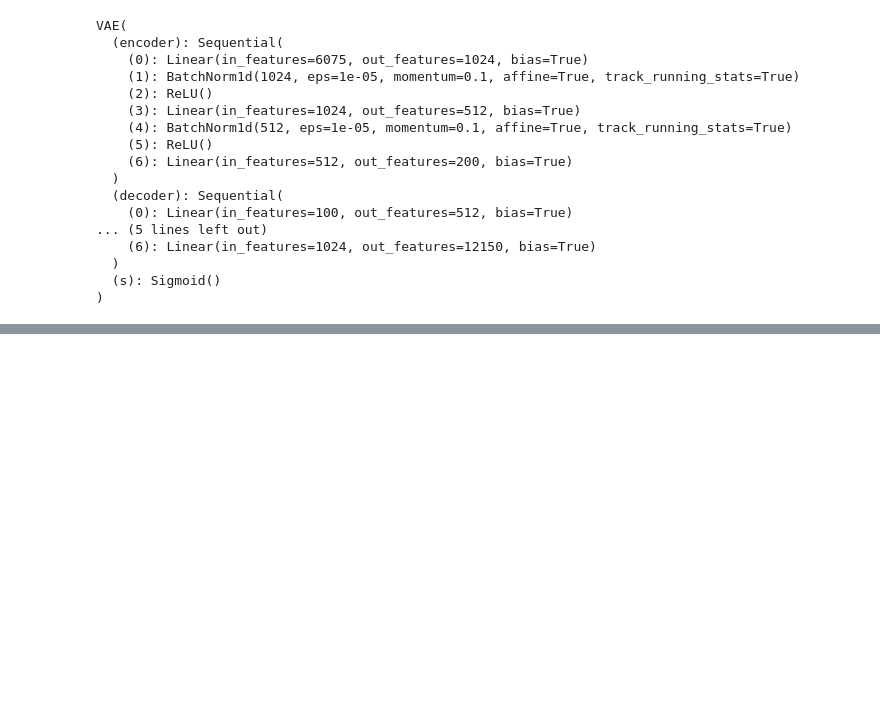
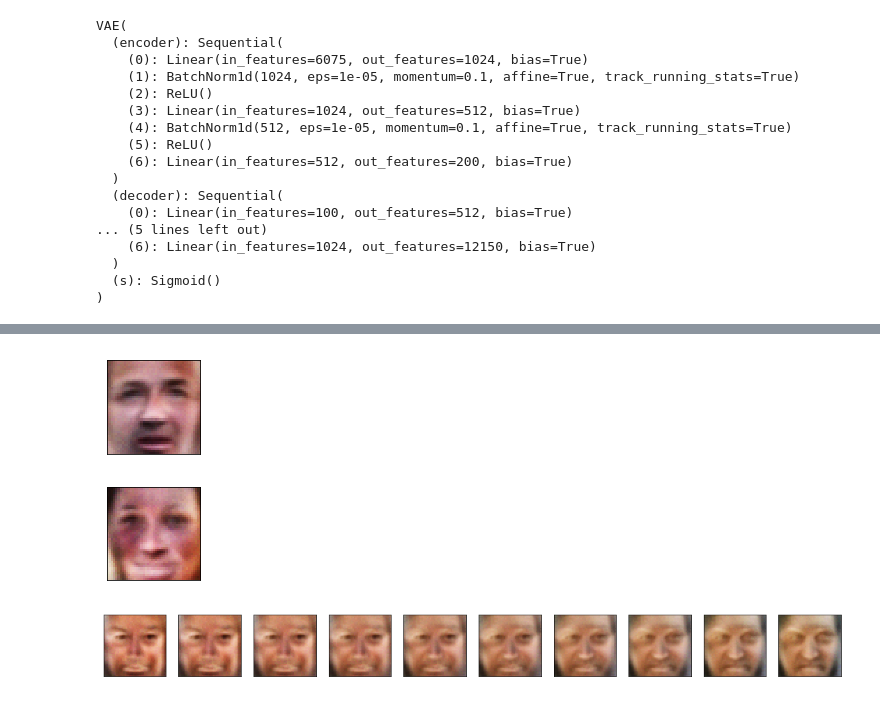
Before and after one commit to grapefroot/bmml-ot, a Jupyter notebook: vae_experiments.ipynb, the cells around one changed output, grey strips where cells are left out. Drawn from its saved outputs; the diff is of its cells as text; code cells hidden in the pictures; blank space fills up the shorter version.

```diff
--- a/vae_experiments.ipynb
+++ b/vae_experiments.ipynb
@@ -115,0 +119,6 @@ plot_gallery(decoder_mu.data.cpu().numpy(), image_h, image_w, n_row=4, n_col=5)
+# %%
+rand = torch.randn(2, dimZ, requires_grad=False)
+data = vae.decode(rand)[0]
+plot_gallery(decoder_mu.data.cpu().numpy(), image_h, image_w, n_row=2, n_col=1)
+# %% [output]
+[figure, added]
@@ -115,0 +130,9 @@ plot_gallery(decoder_mu.data.cpu().numpy(), image_h, image_w, n_row=4, n_col=5)
+# %%
+targets = []
+for index, item in enumerate(draw_interpolation(rand[0], rand[1], do_scale=False)):
+    interpolated = vae.decode(item.view(1, -1))[0]
+    targets.append(interpolated)
+    plt.show()
+plot_gallery(torch.cat(targets).detach().numpy(), image_h, image_w, n_row=1, n_col=len(targets))
+# %% [output]
+[figure, added]
```
Also changed, not shown: parts of 3 cells of this notebook.
